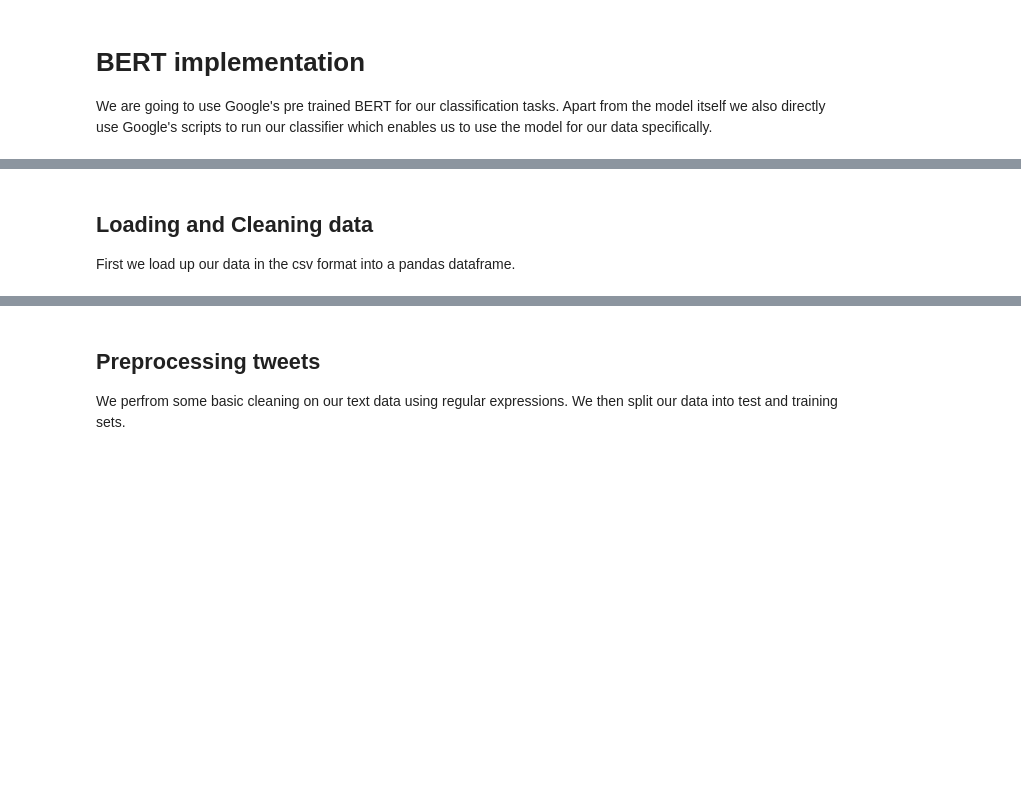
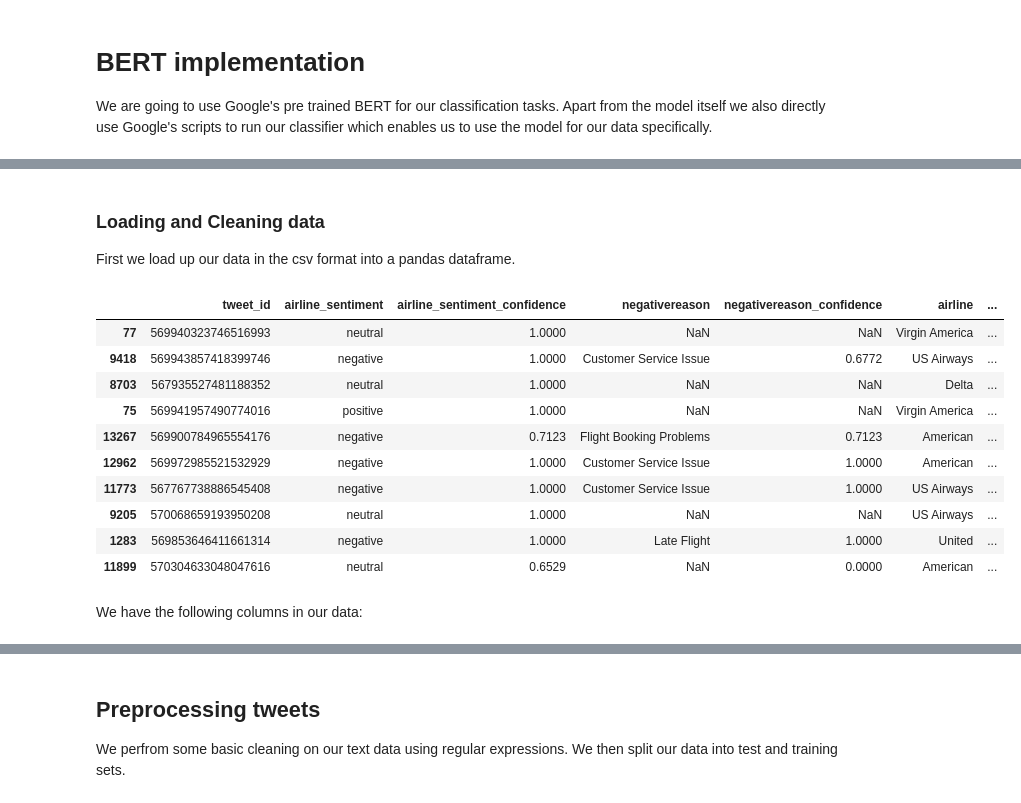
Before and after one commit to oindrillac/fastpages-test, a Jupyter notebook: _notebooks/2020-07-17-sentiment-analysis-demo.ipynb, the cells around one changed output, grey strips where cells are left out. Cells and saved outputs as stored; diff of their text form; code cells hidden in the pictures; blank space fills up the shorter version.

```diff
--- a/_notebooks/2020-07-17-sentiment-analysis-demo.ipynb
+++ b/_notebooks/2020-07-17-sentiment-analysis-demo.ipynb
@@ -77,9 +99,25 @@ Apart from the model itself we also directly use Google's scripts to run our cla
 # %% [markdown]
-<h2>Loading and Cleaning data</h2>
+### Loading and Cleaning data
 
 First we load up our data in the csv format into a pandas dataframe.
 # %%
+#collapse-show
+
 tweets = pd.read_csv('dataset/Tweets.csv')
 
 #Shuffling the data
-tweets.sample(frac=1)
+tweets.sample(frac=1).head(10)
+# %% [output]
+|  | tweet_id | airline_sentiment | airline_sentiment_confidence | negativereason | negativereason_confidence | airline | ... |
+| 77 | 569940323746516993 | neutral | 1.0000 | NaN | NaN | Virgin America | ... |
+| 9418 | 569943857418399746 | negative | 1.0000 | Customer Service Issue | 0.6772 | US Airways | ... |
+| 8703 | 567935527481188352 | neutral | 1.0000 | NaN | NaN | Delta | ... |
+| 75 | 569941957490774016 | positive | 1.0000 | NaN | NaN | Virgin America | ... |
+| 13267 | 569900784965554176 | negative | 0.7123 | Flight Booking Problems | 0.7123 | American | ... |
+| 12962 | 569972985521532929 | negative | 1.0000 | Customer Service Issue | 1.0000 | American | ... |
+| 11773 | 567767738886545408 | negative | 1.0000 | Customer Service Issue | 1.0000 | US Airways | ... |
+| 9205 | 570068659193950208 | neutral | 1.0000 | NaN | NaN | US Airways | ... |
+| 1283 | 569853646411661314 | negative | 1.0000 | Late Flight | 1.0000 | United | ... |
+| 11899 | 570304633048047616 | neutral | 0.6529 | NaN | 0.0000 | American | ... |
+# %% [markdown]
+We have the following columns in our data:
```
Also changed, not shown: parts of 45 cells of this notebook, 6 other files.
